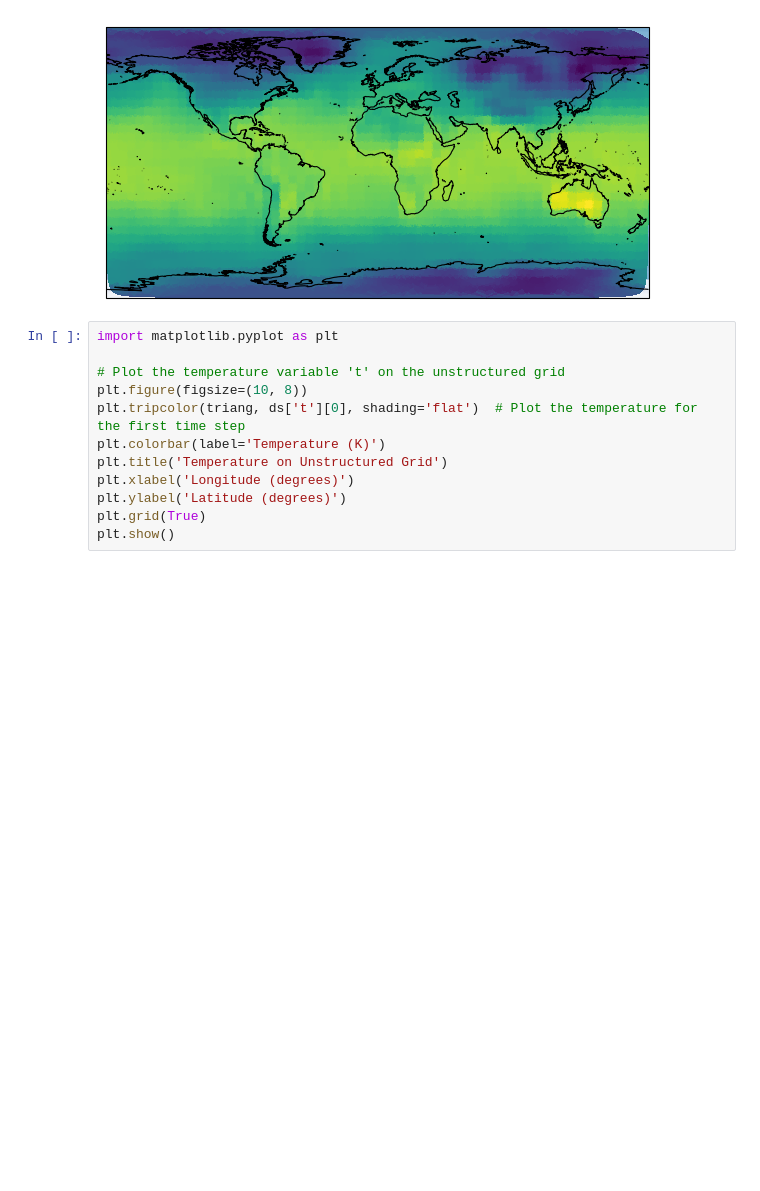
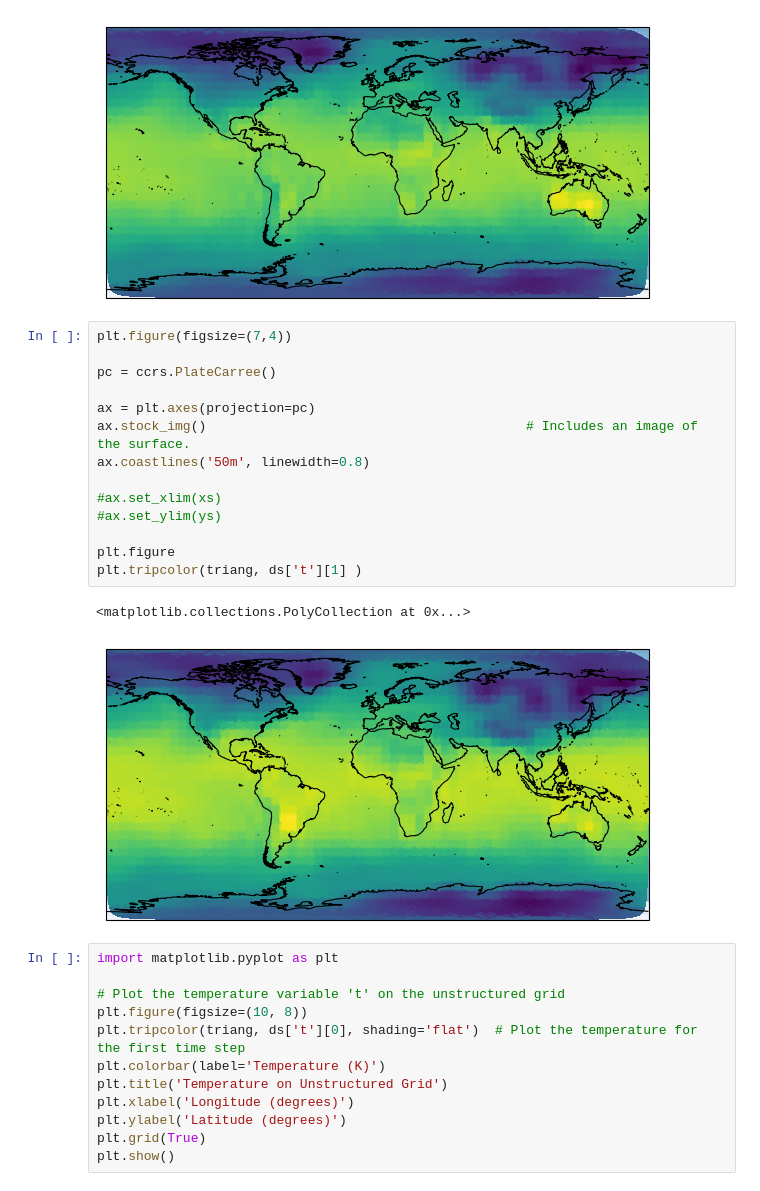
Before and after one commit to Vale150299/espd1-test, a Jupyter notebook: HW1.ipynb, the cells around one changed output. Cells and saved outputs as stored; diff of their text form; blank space fills up the shorter version.

```diff
--- a/HW1.ipynb
+++ b/HW1.ipynb
@@ -917,6 +899,23 @@ plt.tripcolor(triang, ds['t'][0] )
 # %% [output]
 <matplotlib.collections.PolyCollection at 0x...>
 [figure]
+# %%
+plt.figure(figsize=(7,4))
+
+pc = ccrs.PlateCarree()
+
+ax = plt.axes(projection=pc)
+ax.stock_img()                                         # Includes an image of the surface.
+ax.coastlines('50m', linewidth=0.8)
+
+#ax.set_xlim(xs)
+#ax.set_ylim(ys)
+
+plt.figure
+plt.tripcolor(triang, ds['t'][1] )
+# %% [output]
+<matplotlib.collections.PolyCollection at 0x...>
+[figure, added]
 # %%
 import matplotlib.pyplot as plt
 
```
Also changed, not shown: parts of 3 cells of this notebook.
